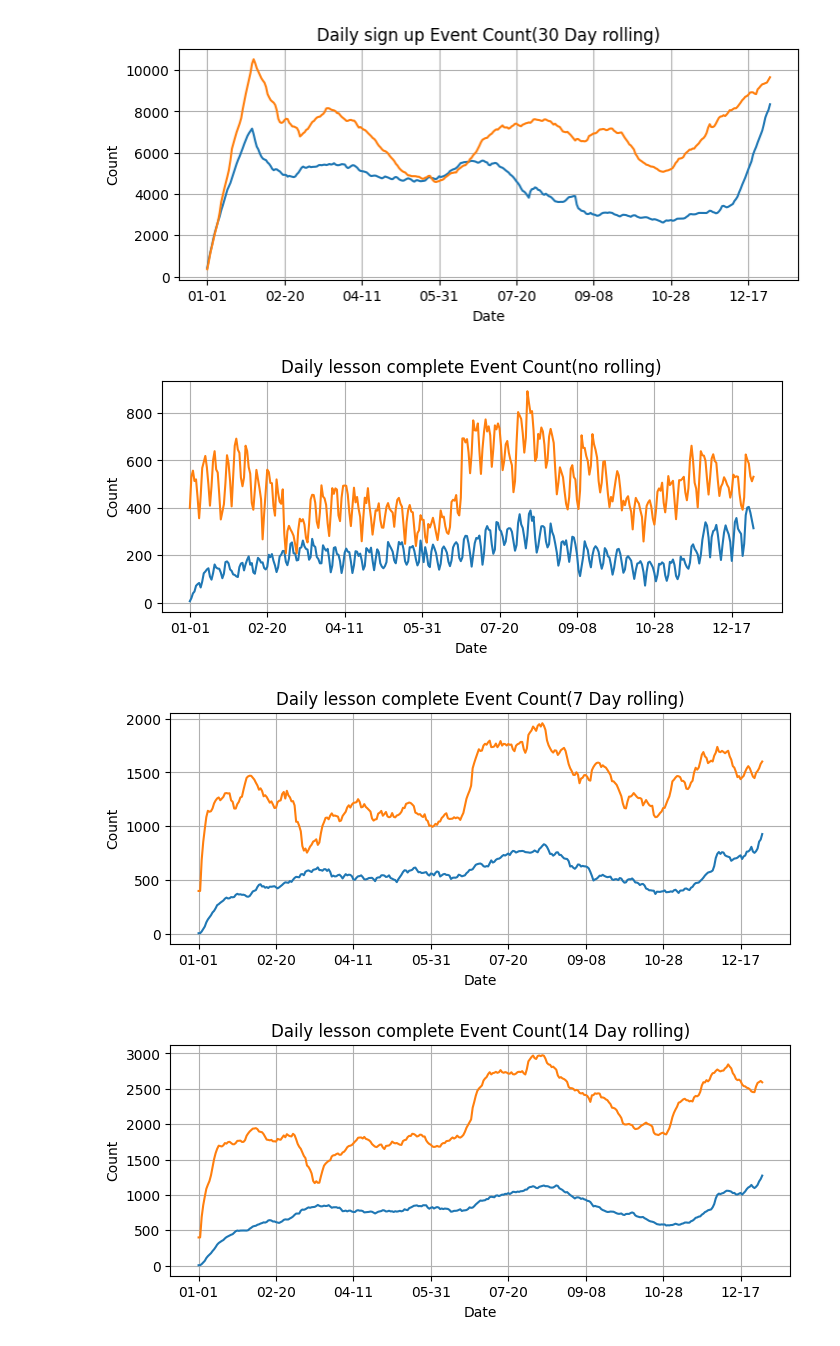
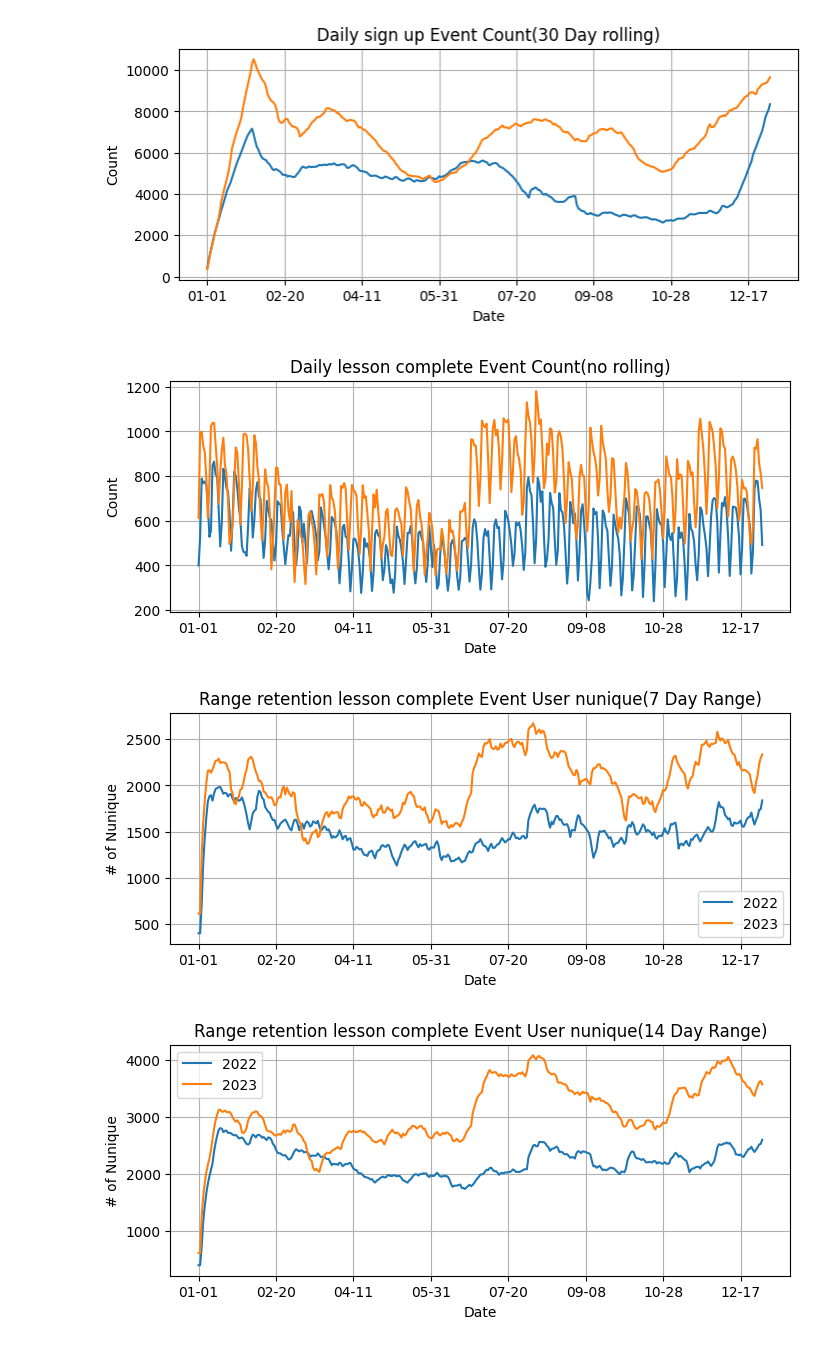
Before and after one commit to saeraniren/intermediate_project, a Jupyter notebook: USB_main_with_encoding.ipynb, the cells around one changed output. Cells and saved outputs as stored; diff of their text form; code cells hidden in the pictures.

Commit message:
update : retention EDA

```diff
--- a/USB_main_with_encoding.ipynb
+++ b/USB_main_with_encoding.ipynb
@@ -2371,13 +2358,20 @@ for rolling_offset in [7, 14, 30]:
 [figure]
 [figure]
 # %%
+ONLY_NEW_USER = False
 user_id_in_df = user_indexs[user_indexs['event_type'] == 3]['user_id'].unique()
 
 # set the target df
-dfs = [
-    com_df_22.loc[(com_df_22['event_type'] == 14) & com_df_22['user_id'].isin(user_id_in_df), ['user_id', 'client_event_time']],
-    com_df_23.loc[(com_df_23['event_type'] == 14) & com_df_23['user_id'].isin(user_id_in_df), ['user_id', 'client_event_time']]
-]
+if ONLY_NEW_USER:
+    dfs = [
+        com_df_22.loc[(com_df_22['event_type'] == 14) & com_df_22['user_id'].isin(user_id_in_df), ['user_id', 'client_event_time']],
+        com_df_23.loc[(com_df_23['event_type'] == 14) & com_df_23['user_id'].isin(user_id_in_df), ['user_id', 'client_event_time']]
+    ]
+else:
+    dfs = [
+        com_df_22.loc[com_df_22['event_type'] == 14, ['user_id', 'client_event_time']],
+        com_df_23.loc[com_df_23['event_type'] == 14, ['user_id', 'client_event_time']]
+    ]
 
 # set time list
 timelists = [
@@ -2397,8 +2391,9 @@ for i in range(2):
     temps[i].columns = ['date', 'user_id_unique']
 
 # display
-results[0].plot(figsize=(8, 3), title='Daily lesson complete Event Count(no rolling)', xlabel='Date', ylabel='Count', grid=True)
-results[1].plot(figsize=(8, 3), xlabel='Date', grid=True)
+results[0].plot(figsize=(8, 3), label='2022', title='Daily lesson complete Event Count(no rolling)', xlabel='Date', ylabel='Count', grid=True)
+results[1].plot(figsize=(8, 3), label='2023', xlabel='Date', grid=True)
+plt.legend()
 plt.show()
 
 # set result_list
@@ -2419,35 +2414,37 @@ for rolling_offset in [7, 14, 30]:
         for i in range(1, 365):
             # set mindate
             if i <= rolling_offset - 1:
                 min_data = timelists[j][0]
             else:
                 min_data = timelists[j][i + 1 - rolling_offset]
 
             # get rolling result
             rolling_result = dfs[j]\
                 .loc[((dfs[j]['client_event_time'] >= pd.Timestamp(min_data))\
                     & (dfs[j]['client_event_time'] <= pd.Timestamp(timelists[j][i]))), 'user_id']\
                         .nunique()
 
             # set temp result
             temp = pd.DataFrame([timelists[j][i].strftime("%m-%d"), rolling_result])
             temp = temp.T
             temp.columns = ['date', 'user_id_unique']
 
             # concat
             results[j] = pd.concat([results[j], temp])
 
         # set index
         results[j].set_index('date', inplace=True)
 
         # append result_list
         result_list[j].append(results[j].copy())
 
     # display
-    results[0]['user_id_unique'].plot(figsize=(8, 3), title=f'Daily lesson complete Event Count({rolling_offset} Day rolling)', xlabel='Date', ylabel='Count', grid=True)
-    results[1]['user_id_unique'].plot(figsize=(8, 3), xlabel='Date', grid=True)
+    results[0]['user_id_unique'].plot(figsize=(8, 3), label = '2022', title=f'Range retention lesson complete Event User nunique({rolling_offset} Day Range)', xlabel='Date', ylabel='# of Nunique', grid=True)
+    results[1]['user_id_unique'].plot(figsize=(8, 3), label = '2023', xlabel='Date', grid=True)
+
+    plt.legend()
     plt.show()
 # %% [output]
-[figure, old version]
+[figure, new version]
-[figure, old version]
+[figure, new version]
-[figure, old version]
+[figure, new version]
```
Also changed, not shown: parts of 15 cells of this notebook.
